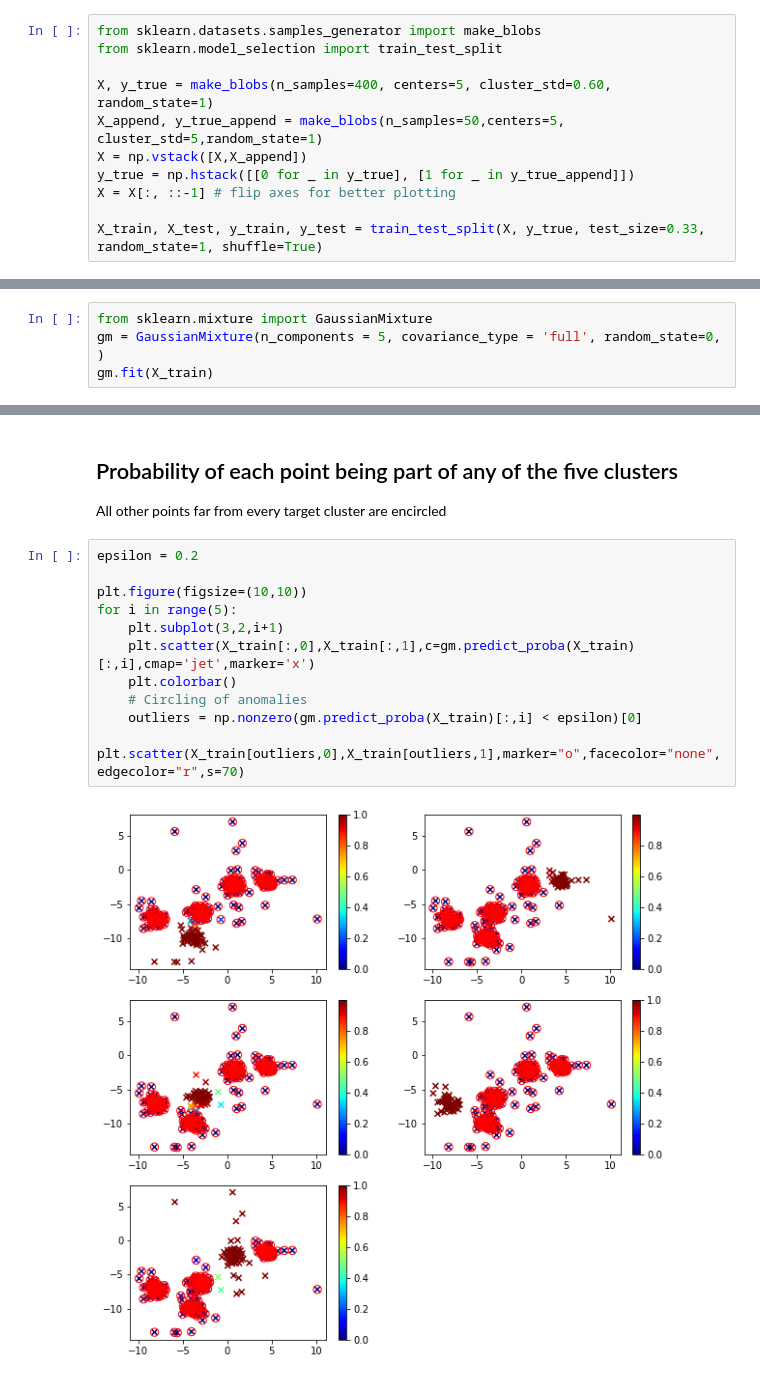
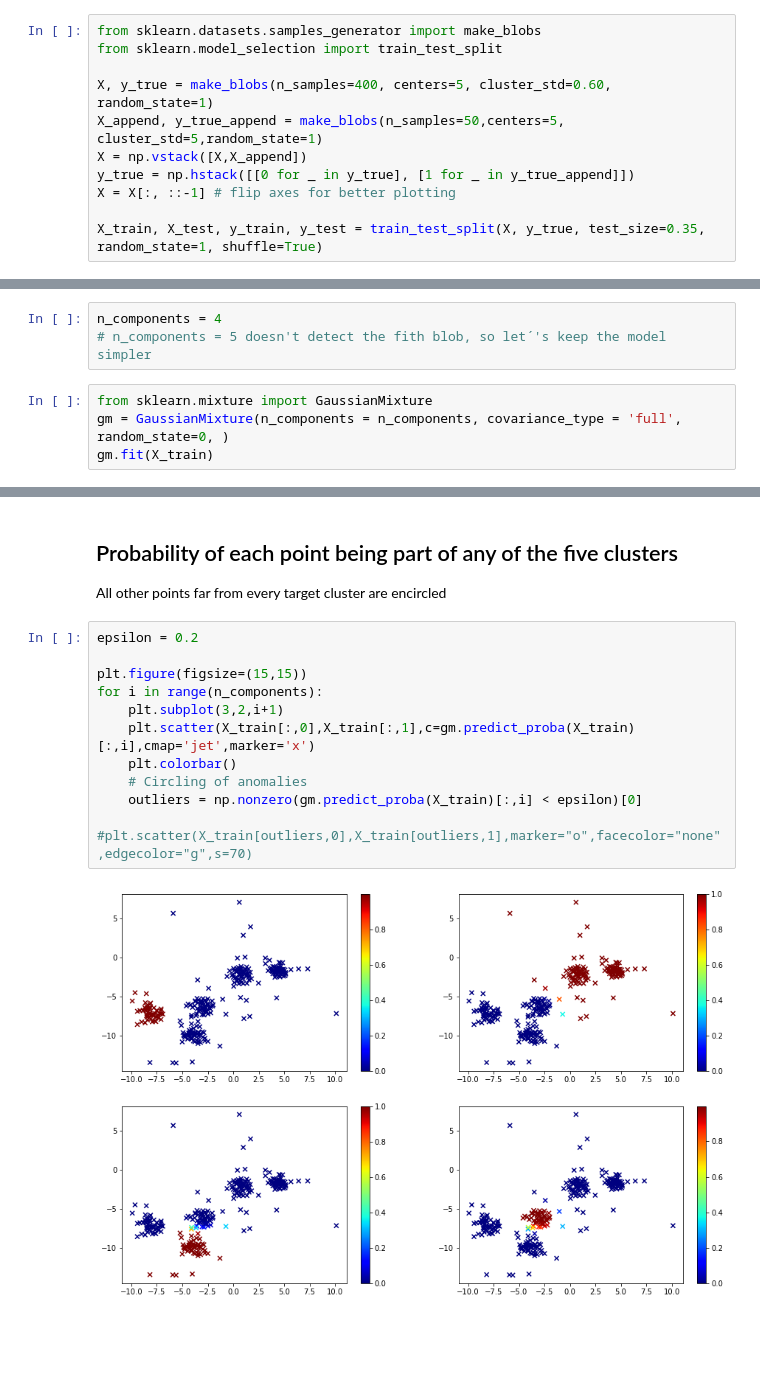
Before and after one commit to therobotacademy/kaggle-anomaly-detection, a Jupyter notebook: data/MultivariateGaussian/GaussianMixtureModels.server-anomaly_detection.ipynb, the cells around one changed output, grey strips where cells are left out. Drawn from its saved outputs; the diff is of its cells as text; blank space fills up the shorter version.

Commit message:
GaussianMixtureModels: n_components = 5 doesn't detect the fith blob, so let´'s keep the model simpler (4 components)

```diff
--- a/data/MultivariateGaussian/GaussianMixtureModels.server-anomaly_detection.ipynb
+++ b/data/MultivariateGaussian/GaussianMixtureModels.server-anomaly_detection.ipynb
@@ -93,4 +103,4 @@ X = np.vstack([X,X_append])
 y_true = np.hstack([[0 for _ in y_true], [1 for _ in y_true_append]])
 X = X[:, ::-1] # flip axes for better plotting
 
-X_train, X_test, y_train, y_test = train_test_split(X, y_true, test_size=0.33, random_state=1, shuffle=True)
+X_train, X_test, y_train, y_test = train_test_split(X, y_true, test_size=0.35, random_state=1, shuffle=True)
@@ -149,7 +171,10 @@ We can see that our model performed terribly on multiple clusters. It fails to r
 # %% [markdown]
 # Mixture of Gaussians algorythm
+# %%
+n_components = 4
+# n_components = 5 doesn't detect the fith blob, so let´'s keep the model simpler
 # %%
 from sklearn.mixture import GaussianMixture
-gm = GaussianMixture(n_components = 5, covariance_type = 'full', random_state=0, )
+gm = GaussianMixture(n_components = n_components, covariance_type = 'full', random_state=0, )
 gm.fit(X_train)
 # %% [output]
@@ -160,16 +185,16 @@ All other points far from every target cluster are encircled
 # %%
 epsilon = 0.2
 
-plt.figure(figsize=(10,10))
-for i in range(5):
+plt.figure(figsize=(15,15))
+for i in range(n_components):
     plt.subplot(3,2,i+1)
     plt.scatter(X_train[:,0],X_train[:,1],c=gm.predict_proba(X_train)[:,i],cmap='jet',marker='x')
     plt.colorbar()
     # Circling of anomalies
     outliers = np.nonzero(gm.predict_proba(X_train)[:,i] < epsilon)[0]
-    plt.scatter(X_train[outliers,0],X_train[outliers,1],marker="o",facecolor="none",edgecolor="r",s=70)
+    #plt.scatter(X_train[outliers,0],X_train[outliers,1],marker="o",facecolor="none",edgecolor="g",s=70)
 # %% [output]
-[figure, old version]
+[figure, new version]
 # %%
 epsilon = 0.2
 
```
Also changed, not shown: parts of 26 cells of this notebook.
